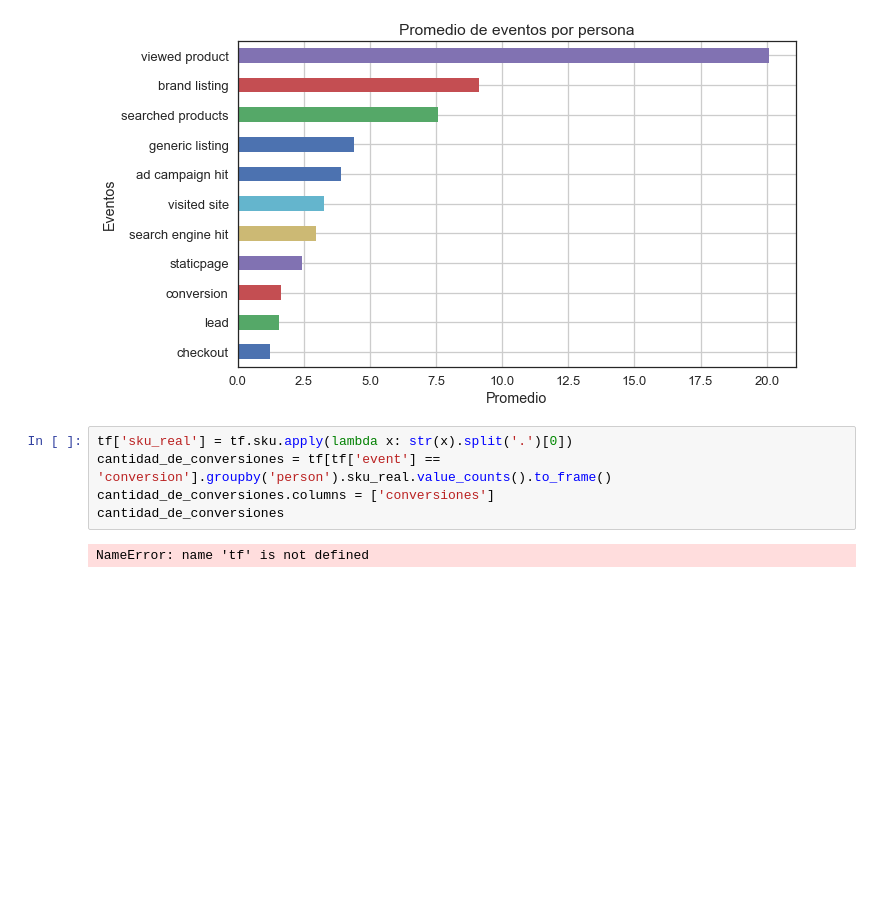
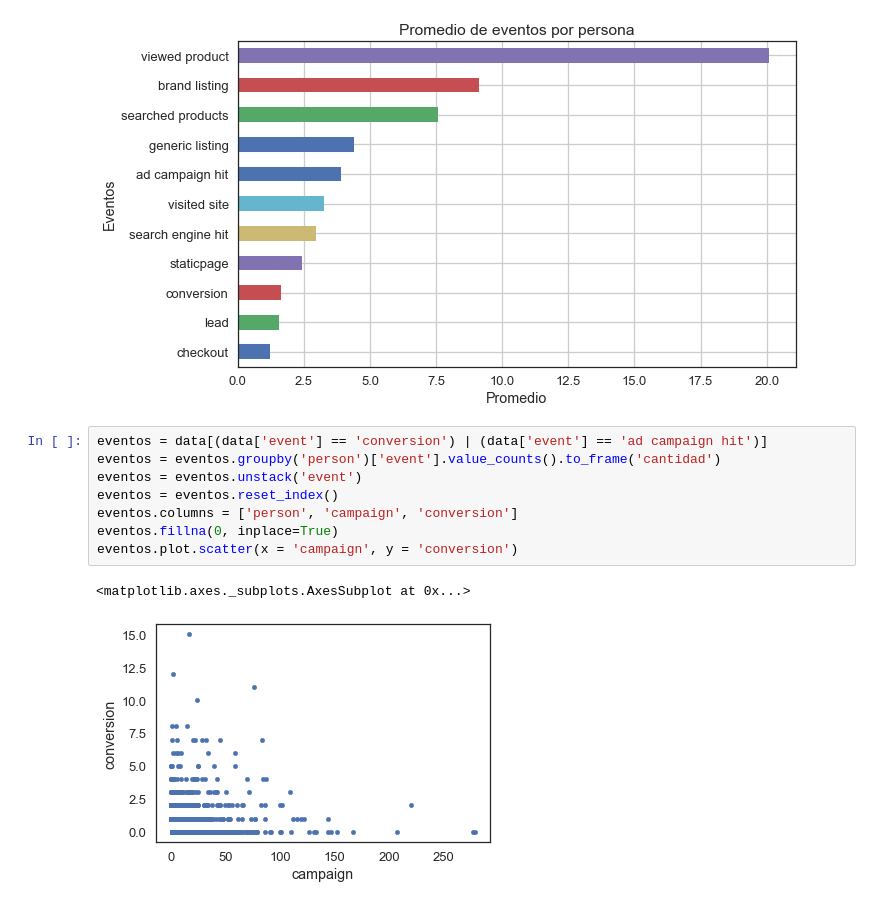
Before and after one commit to sebalogue/tp1-datos, a Jupyter notebook: src/Introduccion/3. correlacion-eventos.ipynb, the cells around one changed output. Cells and saved outputs as stored; diff of their text form; blank space fills up the shorter version.

Commit message:
mas correlacion de eventos

```diff
--- a/src/Introduccion/3. correlacion-eventos.ipynb
+++ b/src/Introduccion/3. correlacion-eventos.ipynb
@@ -23,10 +23,14 @@ graf.set_ylabel('Eventos')
 graf.grid(True)
 # %% [output]
 [figure]
-# %%
-tf['sku_real'] = tf.sku.apply(lambda x: str(x).split('.')[0])
-cantidad_de_conversiones = tf[tf['event'] == 'conversion'].groupby('person').sku_real.value_counts().to_frame()
-cantidad_de_conversiones.columns = ['conversiones']
-cantidad_de_conversiones
-# %% [output]
-NameError: name 'tf' is not defined
+# %%
+eventos = data[(data['event'] == 'conversion') | (data['event'] == 'ad campaign hit')]
+eventos = eventos.groupby('person')['event'].value_counts().to_frame('cantidad')
+eventos = eventos.unstack('event')
+eventos = eventos.reset_index()
+eventos.columns = ['person', 'campaign', 'conversion']
+eventos.fillna(0, inplace=True)
+eventos.plot.scatter(x = 'campaign', y = 'conversion')
+# %% [output]
+<matplotlib.axes._subplots.AxesSubplot at 0x...>
+[figure, added]
```
Also changed, not shown: 1 other file.
